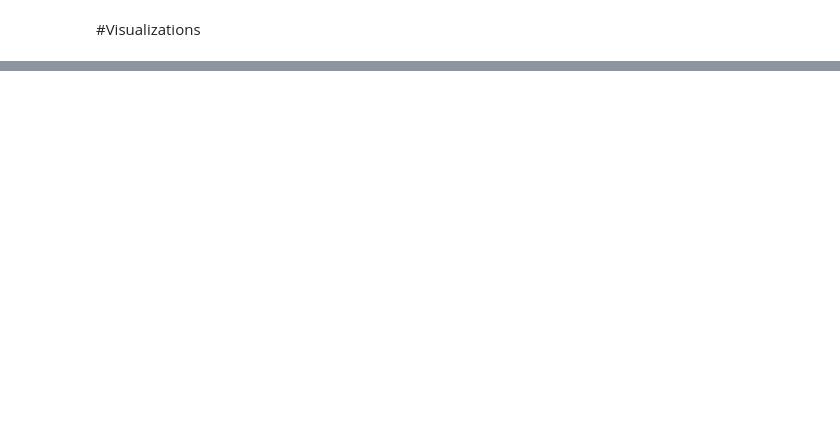
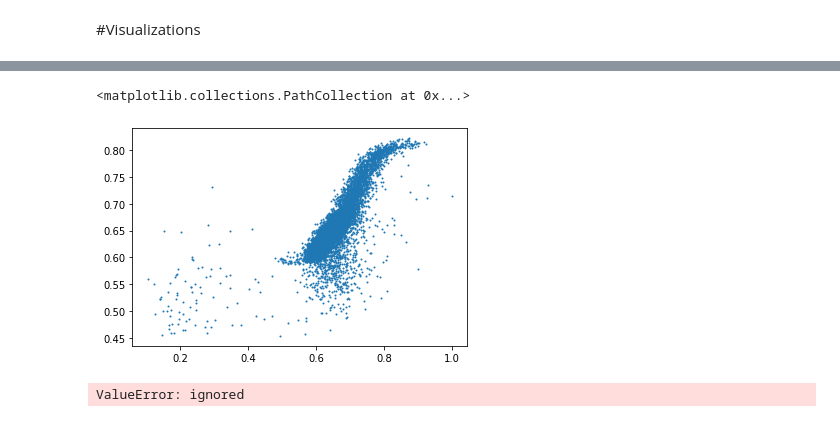
Before and after one commit to AaravWattal/RRAM-Models, a Jupyter notebook: CleanedConductanceAnalysisModels.ipynb, the cells around one changed output, grey strips where cells are left out. Drawn from its saved outputs; the diff is of its cells as text; code cells hidden in the pictures; blank space fills up the shorter version.

```diff
--- a/CleanedConductanceAnalysisModels.ipynb
+++ b/CleanedConductanceAnalysisModels.ipynb
@@ -236,0 +270,17 @@ plt.plot([0, 1], [0, 1], "r")
+# %%
+plt.scatter(df2["real"], df2["predicted"], s=1)
+# %% [output]
+<matplotlib.collections.PathCollection at 0x...>
+[figure, added]
+# %%
+#attempt to graph a curve but didn't work ("ValueError: Expect x to be a 1-D sorted array_like.")
+from scipy.interpolate import make_interp_spline
+
+x = np.array(df2["real"])
+y = np.array(df2["predicted"])
+X_Y_Spline = make_interp_spline(x, y)
+X_ = np.linspace(x.min(), x.max(), 500)
+Y_ = X_Y_Spline(X_)
+plt.scatter(X_, Y_, s=1)
+# %% [output]
+ValueError: ignored
```
Also changed, not shown: parts of 20 cells of this notebook.
